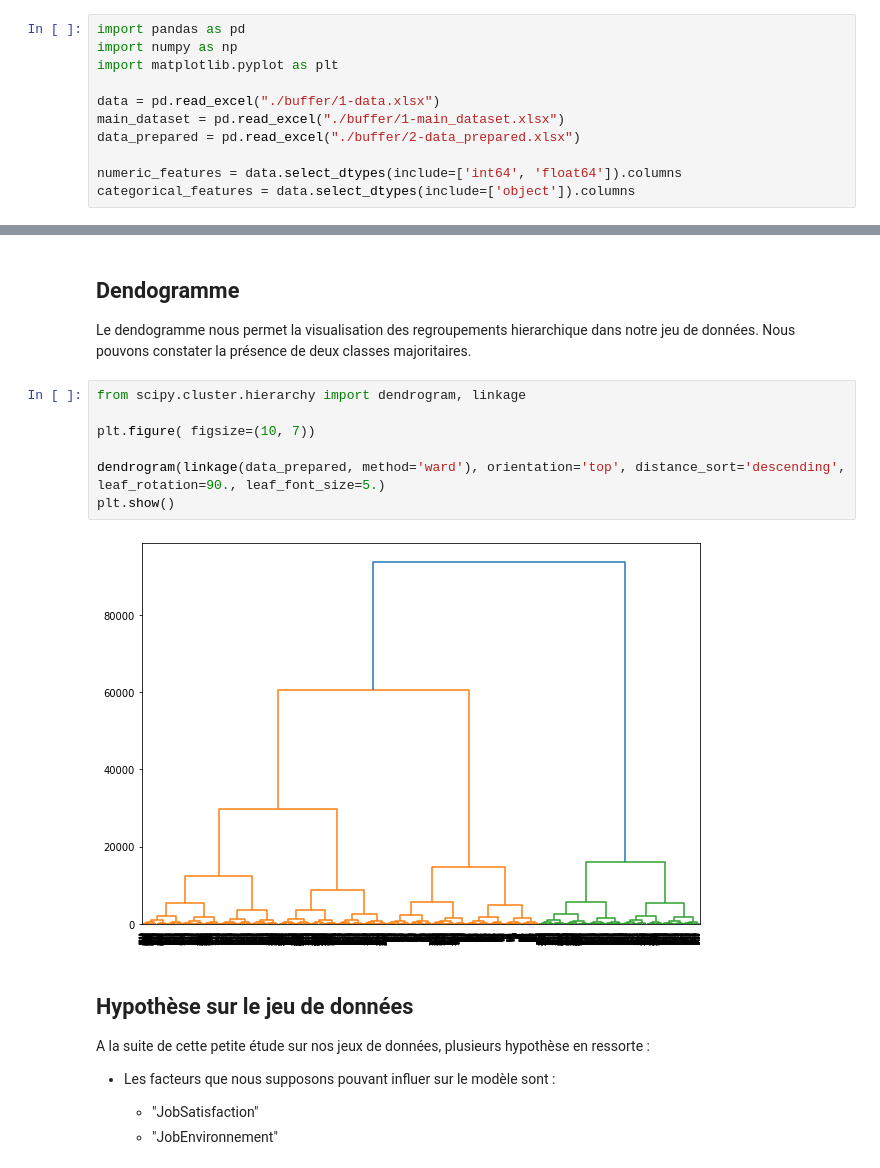
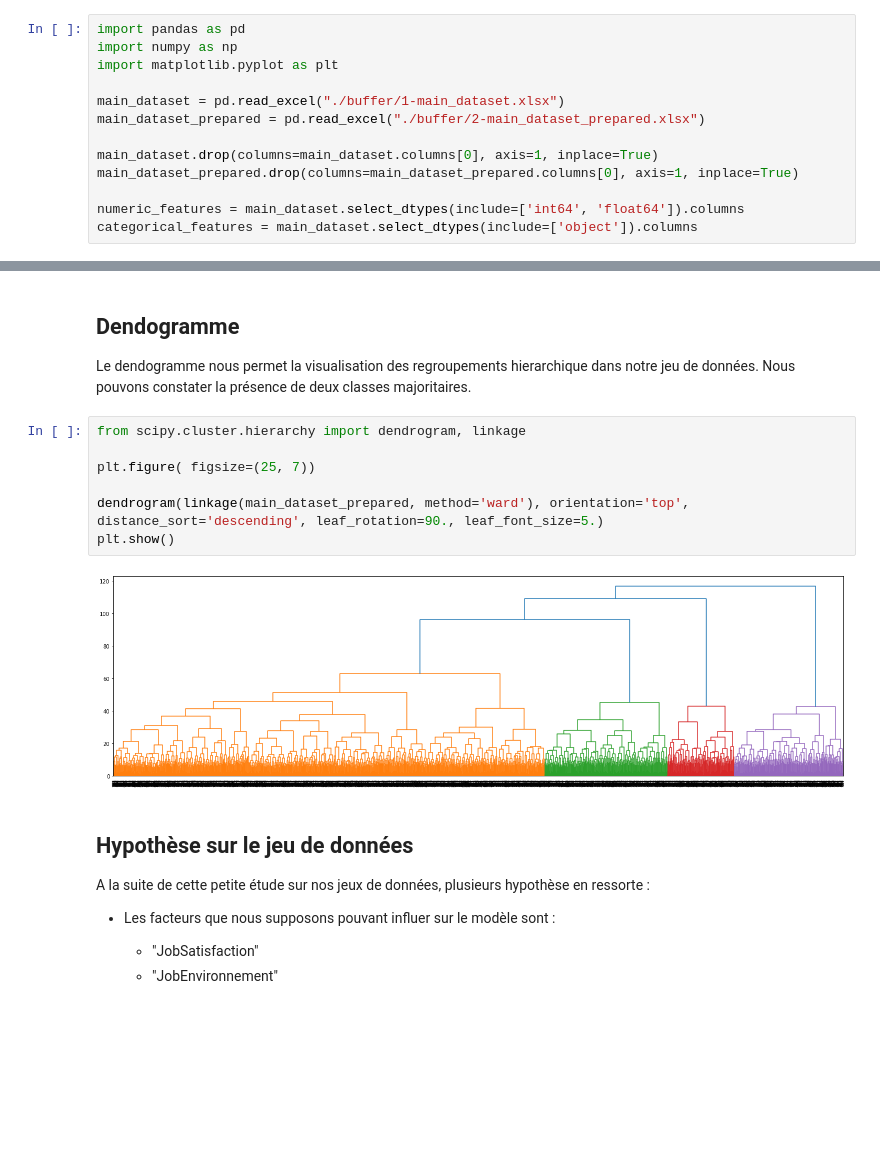
Before and after one commit to Mathieubola/ProjetIA, a Jupyter notebook: 3-Analyse.ipynb, the cells around one changed output, grey strips where cells are left out. Drawn from its saved outputs; the diff is of its cells as text; blank space fills up the shorter version.

Commit message:
removed data and adpted code to use main_prepared

```diff
--- a/3-Analyse.ipynb
+++ b/3-Analyse.ipynb
@@ -3,10 +3,12 @@ import pandas as pd
 import numpy as np
 import matplotlib.pyplot as plt
 
-data = pd.read_excel("./buffer/1-data.xlsx")
 main_dataset = pd.read_excel("./buffer/1-main_dataset.xlsx")
-data_prepared = pd.read_excel("./buffer/2-data_prepared.xlsx")
+main_dataset_prepared = pd.read_excel("./buffer/2-main_dataset_prepared.xlsx")
 
-numeric_features = data.select_dtypes(include=['int64', 'float64']).columns
-categorical_features = data.select_dtypes(include=['object']).columns
+main_dataset.drop(columns=main_dataset.columns[0], axis=1, inplace=True)
+main_dataset_prepared.drop(columns=main_dataset_prepared.columns[0], axis=1, inplace=True)
+
+numeric_features = main_dataset.select_dtypes(include=['int64', 'float64']).columns
+categorical_features = main_dataset.select_dtypes(include=['object']).columns
 # %%
@@ -146,12 +148,12 @@ Nous pouvons constater la présence de deux classes majoritaires.
 # %%
 from scipy.cluster.hierarchy import dendrogram, linkage
 
-plt.figure( figsize=(10, 7))
+plt.figure( figsize=(25, 7))
 
-dendrogram(linkage(data_prepared, method='ward'), orientation='top', distance_sort='descending', leaf_rotation=90., leaf_font_size=5.)
+dendrogram(linkage(main_dataset_prepared, method='ward'), orientation='top', distance_sort='descending', leaf_rotation=90., leaf_font_size=5.)
 plt.show()
 # %% [output]
-[figure, old version]
+[figure, new version]
 # %% [markdown]
 ## Hypothèse sur le jeu de données
 
```
Also changed, not shown: parts of 3 cells of this notebook, 6 other files.
